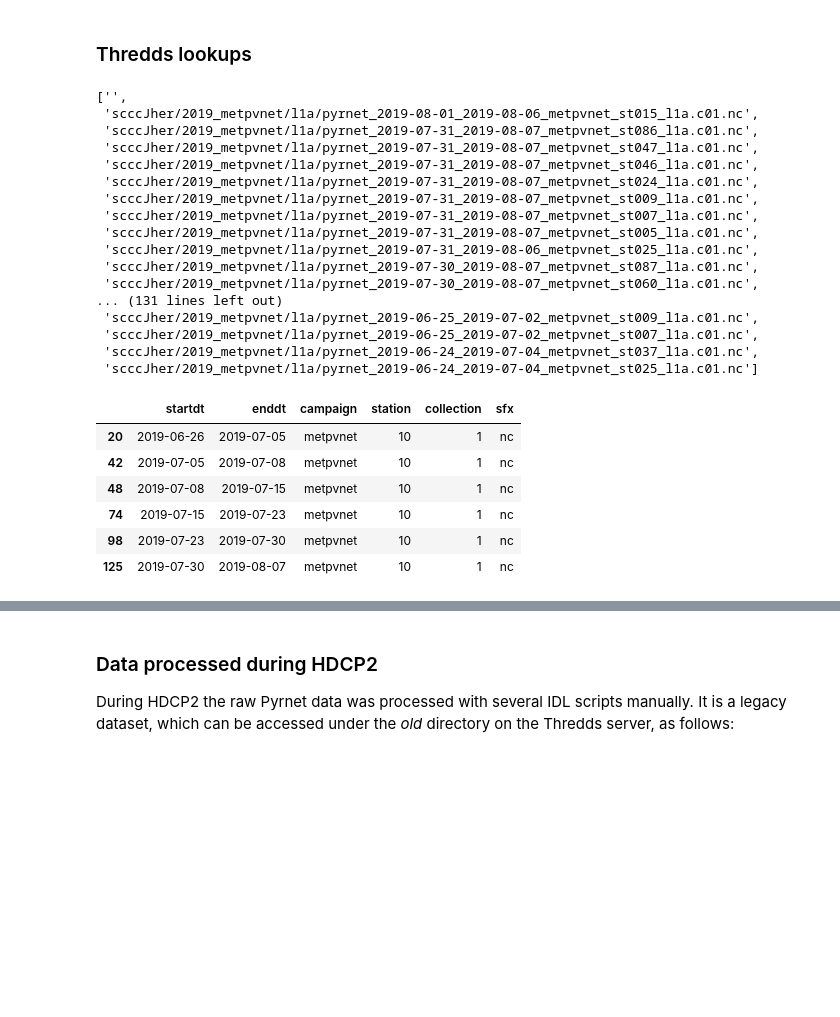
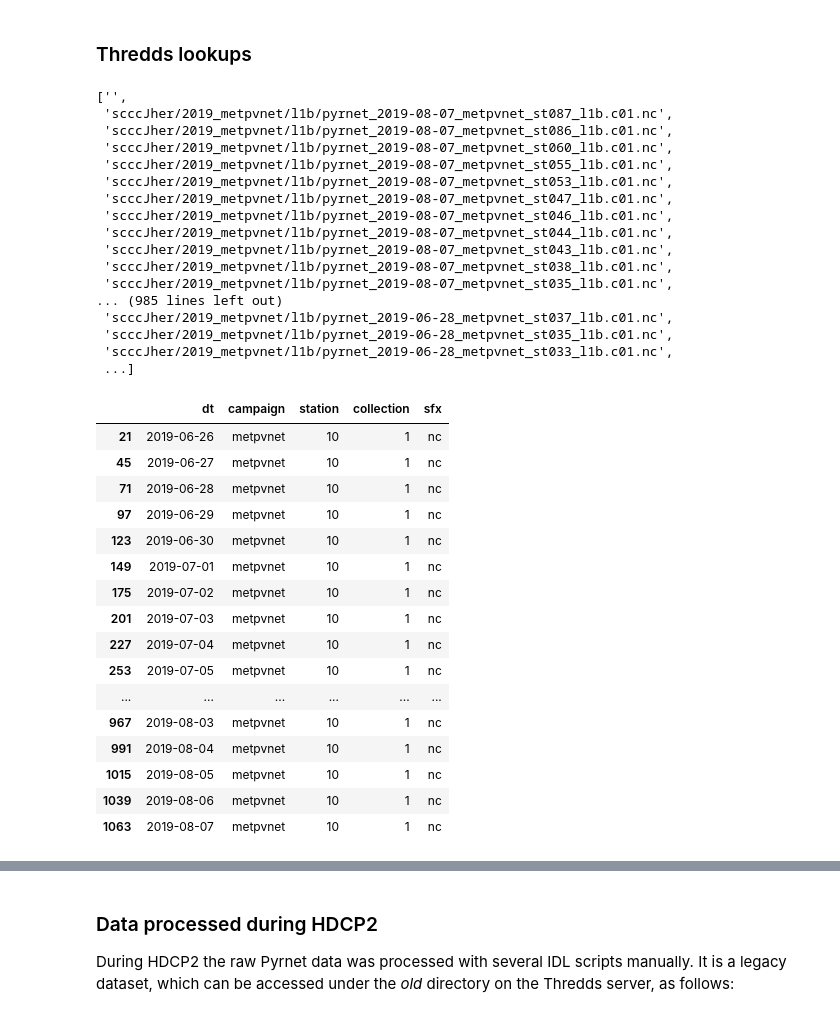
Before and after one commit to tropos-car/tropos-pyrnet, a Jupyter notebook: docs/source/nbs/pyrnet.ipynb, the cells around one changed output, grey strips where cells are left out. Drawn from its saved outputs; the diff is of its cells as text; code cells hidden in the pictures; blank space fills up the shorter version.

Commit message:
pyrnet read_thredds now reads network files

```diff
--- a/docs/source/nbs/pyrnet.ipynb
+++ b/docs/source/nbs/pyrnet.ipynb
@@ -157,7 +199,7 @@ def lookup_fnames(date, *, station, lvl, campaign, collection):
 #|dropout
 date = dt.date(2019,8,7)
 campaign='metpvnet'
-lvl='l1a'
+lvl='l1b'
 
 # construct catalog url
 url = DATA_URL.format(dt=pd.to_datetime(date),campaign=campaign)
@@ -168,33 +210,43 @@ tfiles = get_elements(url)
 tfiles
 # %% [output]
 ['',
- 'scccJher/2019_metpvnet/l1a/pyrnet_2019-08-01_2019-08-06_metpvnet_st015_l1a.c01.nc',
- 'scccJher/2019_metpvnet/l1a/pyrnet_2019-07-31_2019-08-07_metpvnet_st086_l1a.c01.nc',
- 'scccJher/2019_metpvnet/l1a/pyrnet_2019-07-31_2019-08-07_metpvnet_st047_l1a.c01.nc',
- 'scccJher/2019_metpvnet/l1a/pyrnet_2019-07-31_2019-08-07_metpvnet_st046_l1a.c01.nc',
- 'scccJher/2019_metpvnet/l1a/pyrnet_2019-07-31_2019-08-07_metpvnet_st024_l1a.c01.nc',
- 'scccJher/2019_metpvnet/l1a/pyrnet_2019-07-31_2019-08-07_metpvnet_st009_l1a.c01.nc',
- 'scccJher/2019_metpvnet/l1a/pyrnet_2019-07-31_2019-08-07_metpvnet_st007_l1a.c01.nc',
- 'scccJher/2019_metpvnet/l1a/pyrnet_2019-07-31_2019-08-07_metpvnet_st005_l1a.c01.nc',
- 'scccJher/2019_metpvnet/l1a/pyrnet_2019-07-31_2019-08-06_metpvnet_st025_l1a.c01.nc',
- 'scccJher/2019_metpvnet/l1a/pyrnet_2019-07-30_2019-08-07_metpvnet_st087_l1a.c01.nc',
- 'scccJher/2019_metpvnet/l1a/pyrnet_2019-07-30_2019-08-07_metpvnet_st060_l1a.c01.nc',
-... (131 lines left out)
- 'scccJher/2019_metpvnet/l1a/pyrnet_2019-06-25_2019-07-02_metpvnet_st009_l1a.c01.nc',
- 'scccJher/2019_metpvnet/l1a/pyrnet_2019-06-25_2019-07-02_metpvnet_st007_l1a.c01.nc',
- 'scccJher/2019_metpvnet/l1a/pyrnet_2019-06-24_2019-07-04_metpvnet_st037_l1a.c01.nc',
- 'scccJher/2019_metpvnet/l1a/pyrnet_2019-06-24_2019-07-04_metpvnet_st025_l1a.c01.nc']
+ 'scccJher/2019_metpvnet/l1b/pyrnet_2019-08-07_metpvnet_st087_l1b.c01.nc',
+ 'scccJher/2019_metpvnet/l1b/pyrnet_2019-08-07_metpvnet_st086_l1b.c01.nc',
+ 'scccJher/2019_metpvnet/l1b/pyrnet_2019-08-07_metpvnet_st060_l1b.c01.nc',
+ 'scccJher/2019_metpvnet/l1b/pyrnet_2019-08-07_metpvnet_st055_l1b.c01.nc',
+ 'scccJher/2019_metpvnet/l1b/pyrnet_2019-08-07_metpvnet_st053_l1b.c01.nc',
+ 'scccJher/2019_metpvnet/l1b/pyrnet_2019-08-07_metpvnet_st047_l1b.c01.nc',
+ 'scccJher/2019_metpvnet/l1b/pyrnet_2019-08-07_metpvnet_st046_l1b.c01.nc',
+ 'scccJher/2019_metpvnet/l1b/pyrnet_2019-08-07_metpvnet_st044_l1b.c01.nc',
+ 'scccJher/2019_metpvnet/l1b/pyrnet_2019-08-07_metpvnet_st043_l1b.c01.nc',
+ 'scccJher/2019_metpvnet/l1b/pyrnet_2019-08-07_metpvnet_st038_l1b.c01.nc',
+ 'scccJher/2019_metpvnet/l1b/pyrnet_2019-08-07_metpvnet_st035_l1b.c01.nc',
+... (985 lines left out)
+ 'scccJher/2019_metpvnet/l1b/pyrnet_2019-06-28_metpvnet_st037_l1b.c01.nc',
+ 'scccJher/2019_metpvnet/l1b/pyrnet_2019-06-28_metpvnet_st035_l1b.c01.nc',
+ 'scccJher/2019_metpvnet/l1b/pyrnet_2019-06-28_metpvnet_st033_l1b.c01.nc',
+ ...]
 # %%
 #|dropout
 fn = pkg_res.resource_filename("pyrnet", "share/pyrnet_config.json")
 pyrcfg = pyrutils.read_json(fn)
-catalog = parse_thredds_catalog(url,pyrcfg["output_l1a"])
+catalog = parse_thredds_catalog(url,pyrcfg["output_l1b"])
 catalog.query('station==10')
 # %% [output]
-|  | startdt | enddt | campaign | station | collection | sfx |
-| 20 | 2019-06-26 | 2019-07-05 | metpvnet | 10 | 1 | nc |
-| 42 | 2019-07-05 | 2019-07-08 | metpvnet | 10 | 1 | nc |
-| 48 | 2019-07-08 | 2019-07-15 | metpvnet | 10 | 1 | nc |
-| 74 | 2019-07-15 | 2019-07-23 | metpvnet | 10 | 1 | nc |
-| 98 | 2019-07-23 | 2019-07-30 | metpvnet | 10 | 1 | nc |
-| 125 | 2019-07-30 | 2019-08-07 | metpvnet | 10 | 1 | nc |
+|  | dt | campaign | station | collection | sfx |
+| 21 | 2019-06-26 | metpvnet | 10 | 1 | nc |
+| 45 | 2019-06-27 | metpvnet | 10 | 1 | nc |
+| 71 | 2019-06-28 | metpvnet | 10 | 1 | nc |
+| 97 | 2019-06-29 | metpvnet | 10 | 1 | nc |
+| 123 | 2019-06-30 | metpvnet | 10 | 1 | nc |
+| 149 | 2019-07-01 | metpvnet | 10 | 1 | nc |
+| 175 | 2019-07-02 | metpvnet | 10 | 1 | nc |
+| 201 | 2019-07-03 | metpvnet | 10 | 1 | nc |
+| 227 | 2019-07-04 | metpvnet | 10 | 1 | nc |
+| 253 | 2019-07-05 | metpvnet | 10 | 1 | nc |
+| ... | ... | ... | ... | ... | ... |
+| 967 | 2019-08-03 | metpvnet | 10 | 1 | nc |
+| 991 | 2019-08-04 | metpvnet | 10 | 1 | nc |
+| 1015 | 2019-08-05 | metpvnet | 10 | 1 | nc |
+| 1039 | 2019-08-06 | metpvnet | 10 | 1 | nc |
+| 1063 | 2019-08-07 | metpvnet | 10 | 1 | nc |
```
Also changed, not shown: parts of 15 cells of this notebook, 3 other files.
